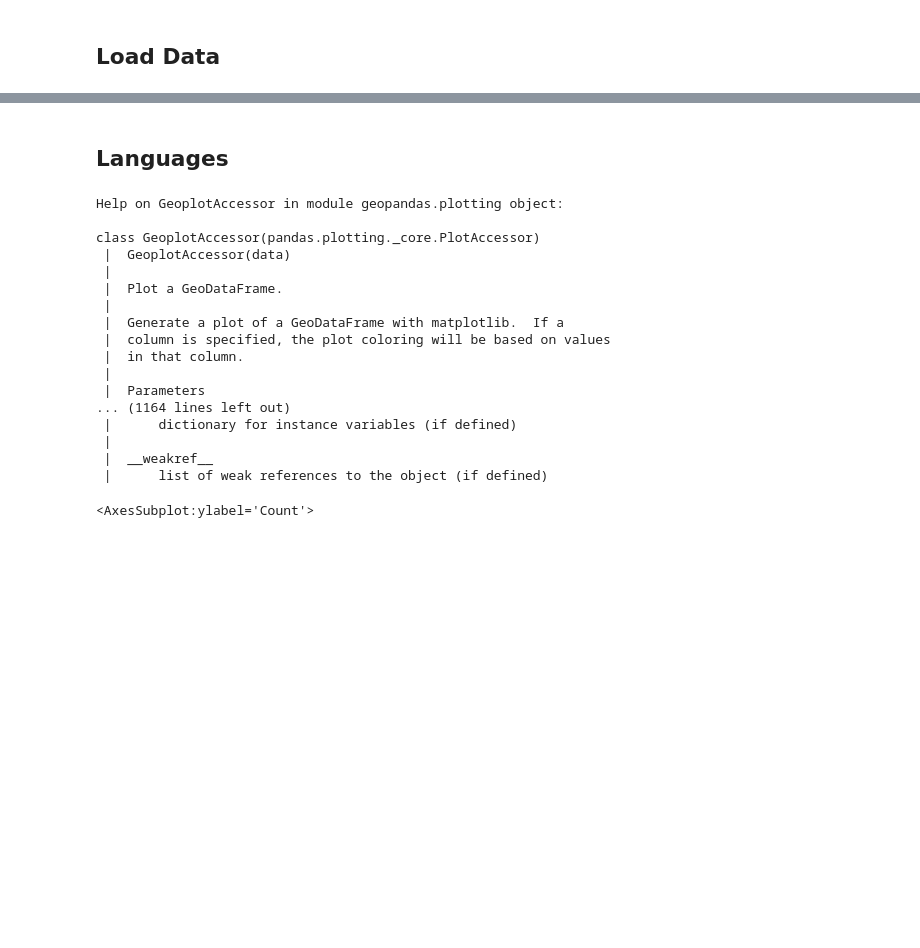
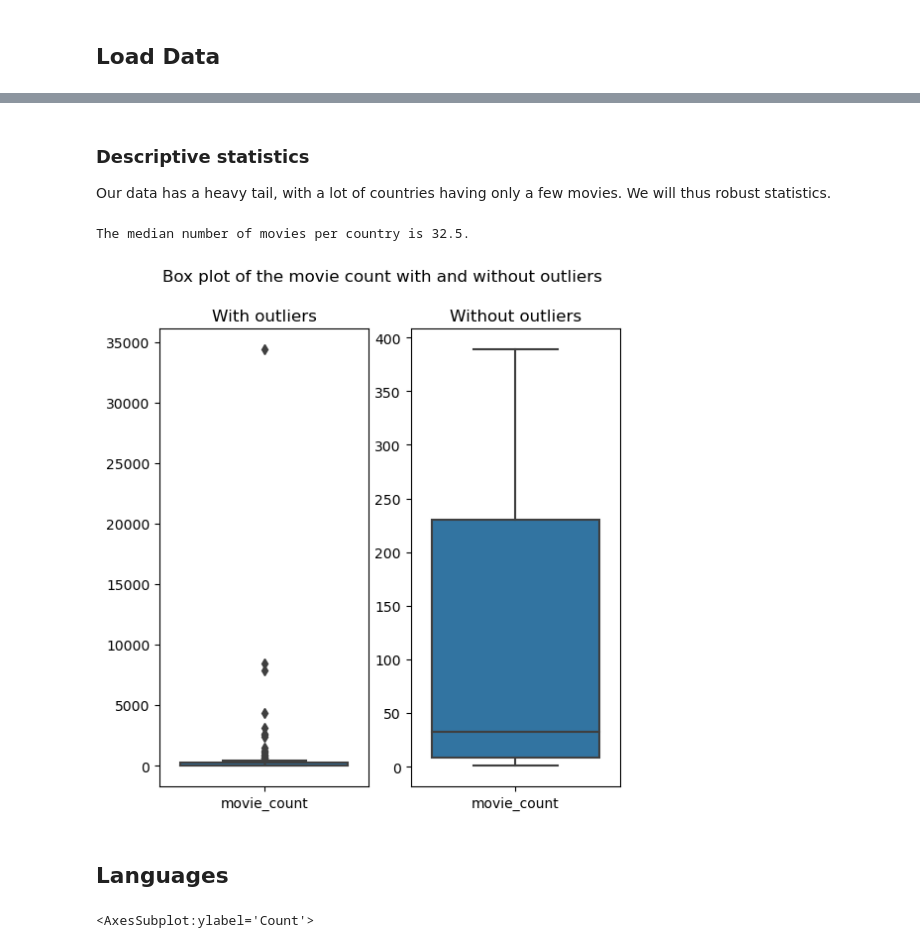
Before and after one commit to epfl-ada/ada-2022-project-zozoz, a Jupyter notebook: src/eda/data_inspection.ipynb, the cells around one changed output, grey strips where cells are left out. Saved outputs shown, nothing was run; the diff lists cells and outputs as text; code cells hidden in the pictures; blank space fills up the shorter version.

```diff
--- a/src/eda/data_inspection.ipynb
+++ b/src/eda/data_inspection.ipynb
@@ -90,25 +145,22 @@ world_merge.plot(column="movie_count",legend=True,ax=ax)
+# %% [markdown]
+### Descriptive statistics
+Our data has a heavy tail, with a lot of countries having only a few movies. We will thus robust statistics.
+# %%
+country_median = country_count_df.median().item()
+print(f"The median number of movies per country is {country_median}.")
+# %% [output]
+The median number of movies per country is 32.5.
+# %%
+fig,axs = plt.subplots(1,2,figsize=(6,6))
+fig.suptitle("Box plot of the movie count with and without outliers")
+sns.boxplot(country_count_df,ax=axs[0])
+axs[0].set_title("With outliers")
+sns.boxplot(country_count_df,showfliers=False,ax=axs[1])
+axs[1].set_title("Without outliers");
+# %% [output]
+[figure, added]
 # %% [markdown]
 ## Languages
-# %%
-help(world_merge.plot)
-# %% [output]
-Help on GeoplotAccessor in module geopandas.plotting object:
-
-class GeoplotAccessor(pandas.plotting._core.PlotAccessor)
- |  GeoplotAccessor(data)
- |
- |  Plot a GeoDataFrame.
- |
- |  Generate a plot of a GeoDataFrame with matplotlib.  If a
- |  column is specified, the plot coloring will be based on values
- |  in that column.
- |
- |  Parameters
-... (1164 lines left out)
- |      dictionary for instance variables (if defined)
- |
- |  __weakref__
- |      list of weak references to the object (if defined)
 # %%
 sns.histplot(spoken_languages_df.groupby("language_name").count().sort_values("movie_id",key=lambda l: -l).apply(np.log))
 # %% [output]
```
Also changed, not shown: parts of 14 cells of this notebook.
